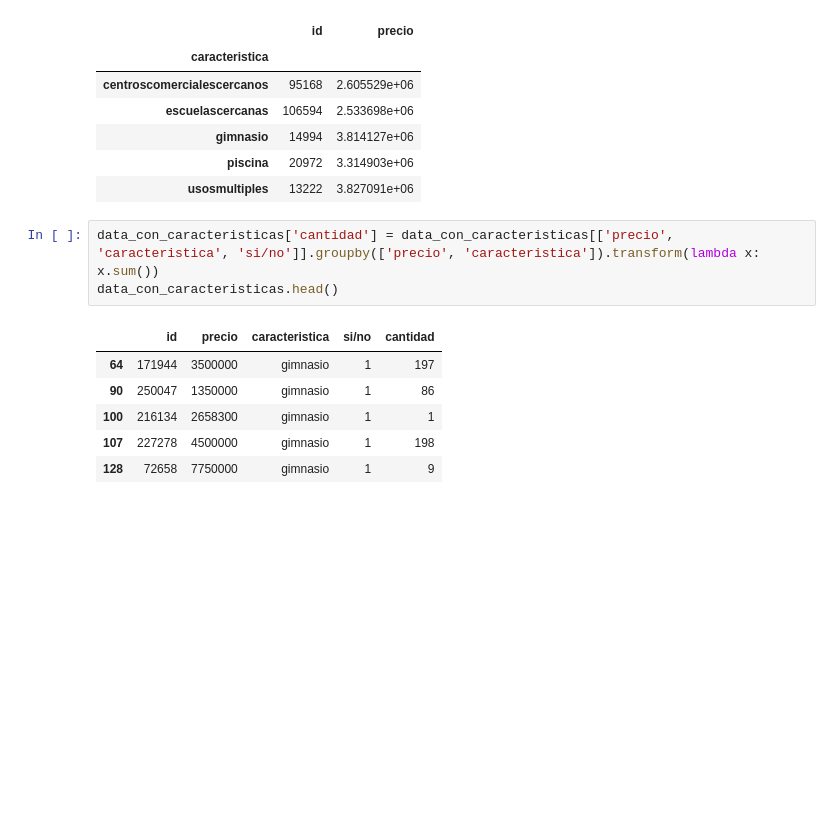
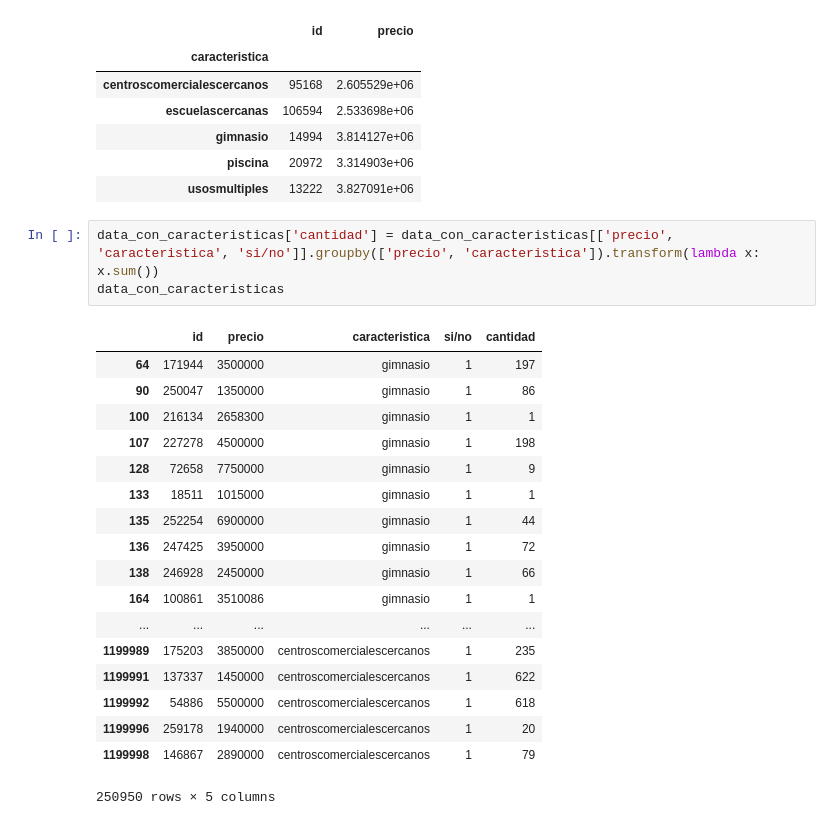
Before and after one commit to luctiz/Grupo43-TP1, a Jupyter notebook: AnalisisSobrePrecio.ipynb, the cells around one changed output. Drawn from its saved outputs; the diff is of its cells as text; blank space fills up the shorter version.

```diff
--- a/AnalisisSobrePrecio.ipynb
+++ b/AnalisisSobrePrecio.ipynb
@@ -238,12 +238,24 @@ data_con_caracteristicas.groupby('caracteristica').agg({'id':'count', 'precio':'
 | usosmultiples | 13222 | 3.827091e+06 |
 # %%
 data_con_caracteristicas['cantidad'] = data_con_caracteristicas[['precio', 'caracteristica', 'si/no']].groupby(['precio', 'caracteristica']).transform(lambda x: x.sum())
-data_con_caracteristicas.head()
+data_con_caracteristicas
 # %% [output]
 |  | id | precio | caracteristica | si/no | cantidad |
 | 64 | 171944 | 3500000 | gimnasio | 1 | 197 |
 | 90 | 250047 | 1350000 | gimnasio | 1 | 86 |
 | 100 | 216134 | 2658300 | gimnasio | 1 | 1 |
 | 107 | 227278 | 4500000 | gimnasio | 1 | 198 |
 | 128 | 72658 | 7750000 | gimnasio | 1 | 9 |
+| 133 | 18511 | 1015000 | gimnasio | 1 | 1 |
+| 135 | 252254 | 6900000 | gimnasio | 1 | 44 |
+| 136 | 247425 | 3950000 | gimnasio | 1 | 72 |
+| 138 | 246928 | 2450000 | gimnasio | 1 | 66 |
+| 164 | 100861 | 3510086 | gimnasio | 1 | 1 |
+| ... | ... | ... | ... | ... | ... |
+| 1199989 | 175203 | 3850000 | centroscomercialescercanos | 1 | 235 |
+| 1199991 | 137337 | 1450000 | centroscomercialescercanos | 1 | 622 |
+| 1199992 | 54886 | 5500000 | centroscomercialescercanos | 1 | 618 |
+| 1199996 | 259178 | 1940000 | centroscomercialescercanos | 1 | 20 |
+| 1199998 | 146867 | 2890000 | centroscomercialescercanos | 1 | 79 |
+250950 rows × 5 columns
 # %%
```
Also changed, not shown: parts of 8 cells of this notebook, 1 other file.
